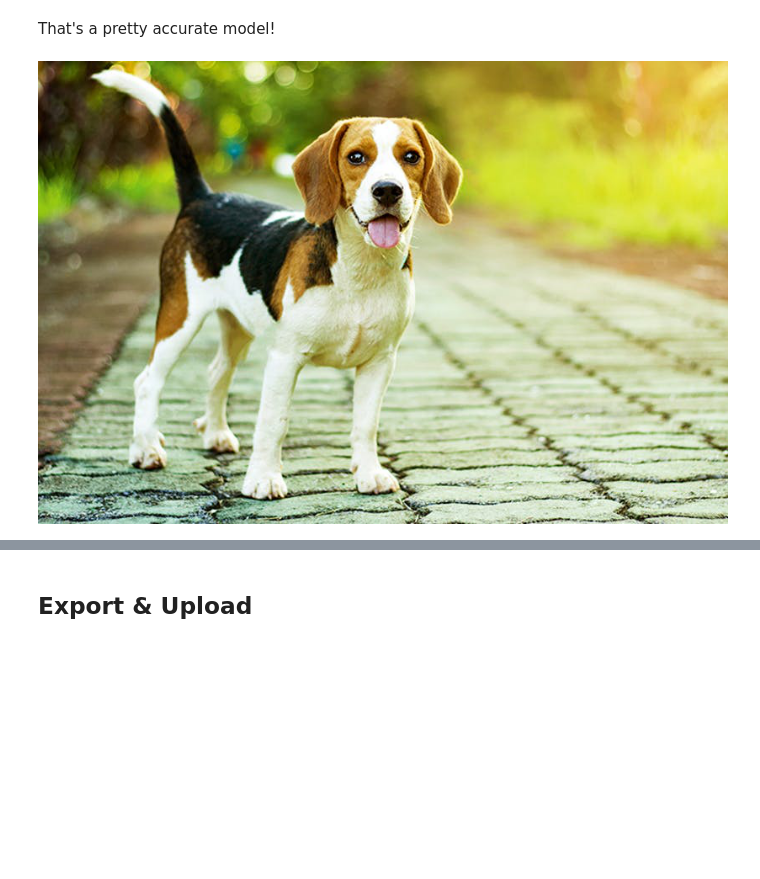
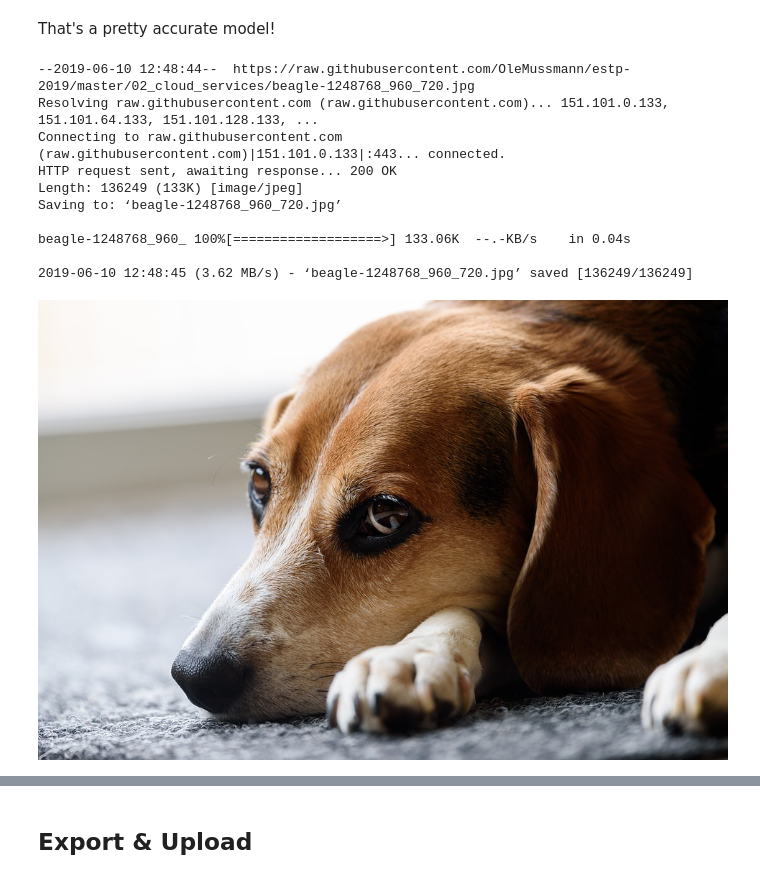
Before and after one commit to OleMussmann/estp-2019, a Jupyter notebook: 02_cloud_services/pets.ipynb, the cells around one changed output, grey strips where cells are left out. Drawn from its saved outputs; the diff is of its cells as text; code cells hidden in the pictures; blank space fills up the shorter version.

```diff
--- a/02_cloud_services/pets.ipynb
+++ b/02_cloud_services/pets.ipynb
@@ -200,10 +197,21 @@ learn.fit_one_cycle(2, max_lr=slice(1e-6,1e-4))
 # %% [markdown]
 That's a pretty accurate model!
-# %%
-dog = open_image("beagle.jpg")
-dog
-# %% [output]
-[figure, removed]
+# %%
+!wget "https://raw.githubusercontent.com/OleMussmann/estp-2019/master/02_cloud_services/beagle-1248768_960_720.jpg"
+dog = open_image("beagle-1248768_960_720.jpg")
+dog
+# %% [output]
+--2019-06-10 12:48:44--  https://raw.githubusercontent.com/OleMussmann/estp-2019/master/02_cloud_services/beagle-1248768_960_720.jpg
+Resolving raw.githubusercontent.com (raw.githubusercontent.com)... 151.101.0.133, 151.101.64.133, 151.101.128.133, ...
+Connecting to raw.githubusercontent.com (raw.githubusercontent.com)|151.101.0.133|:443... connected.
+HTTP request sent, awaiting response... 200 OK
+Length: 136249 (133K) [image/jpeg]
+Saving to: ‘beagle-1248768_960_720.jpg’
+
+beagle-1248768_960_ 100%[===================>] 133.06K  --.-KB/s    in 0.04s
+
+2019-06-10 12:48:45 (3.62 MB/s) - ‘beagle-1248768_960_720.jpg’ saved [136249/136249]
+[figure, added]
 # %%
 learn.predict(dog)
 # %% [output]
```
Also changed, not shown: parts of 41 cells of this notebook.
